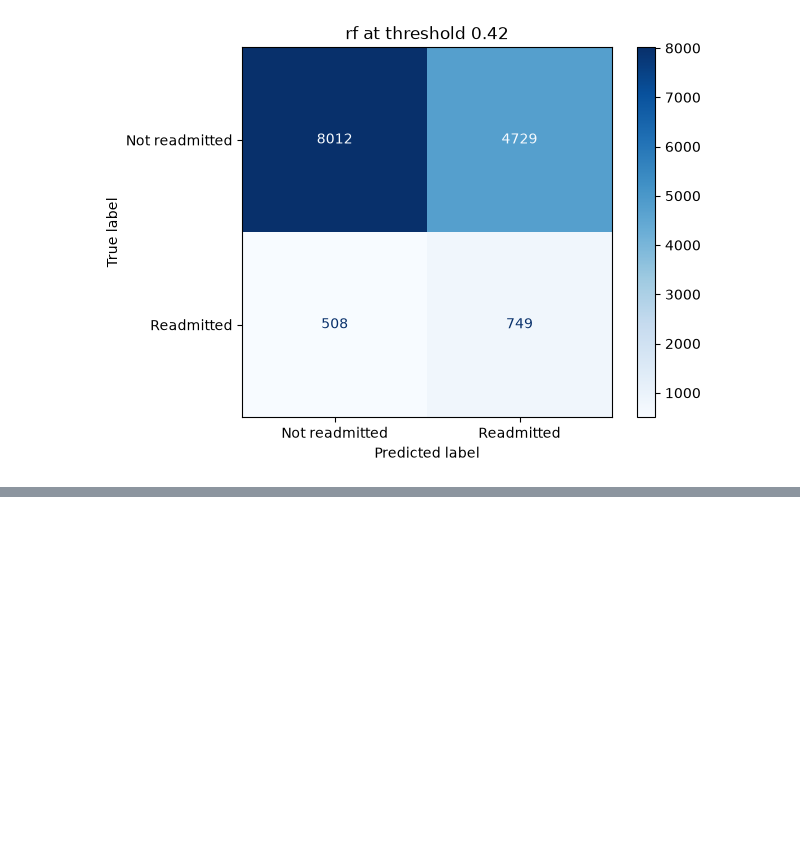
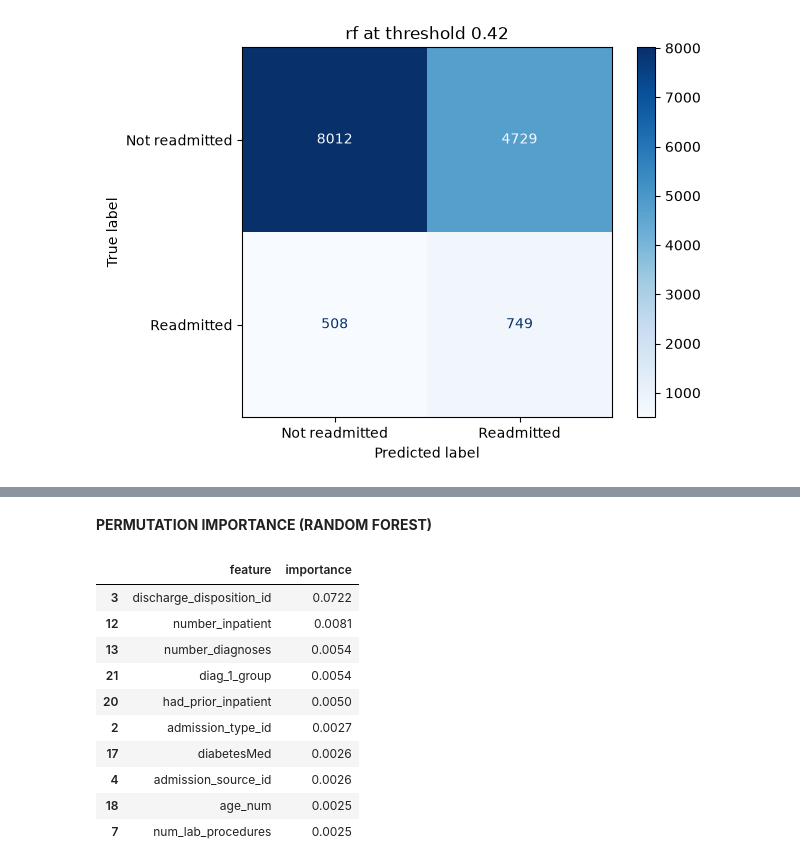
Before and after one commit to badaplin-kharlyngdoh/readmission-risk-prediction, a Jupyter notebook: notebooks/03_modeling.ipynb, the cells around one changed output, grey strips where cells are left out. Cells and saved outputs as stored; diff of their text form; code cells hidden in the pictures; blank space fills up the shorter version.

```diff
--- a/notebooks/03_modeling.ipynb
+++ b/notebooks/03_modeling.ipynb
@@ -166,0 +219,32 @@ Flagged:   39.1% of patients
+# %% [markdown]
+**PERMUTATION IMPORTANCE (RANDOM FOREST)**
+# %%
+from sklearn.inspection import permutation_importance
+
+rf = pipes["rf"]
+sample = X_test.sample(5000, random_state=42)
+y_sample = y_test.loc[sample.index]
+
+result = permutation_importance(
+    rf, sample, y_sample, scoring="roc_auc",
+    n_repeats=5, random_state=42, n_jobs=1
+)
+
+imp = pd.DataFrame({
+    "feature": X_test.columns,
+    "importance": result.importances_mean,
+}).sort_values("importance", ascending=False)
+
+imp.head(10).round(4)
+# %% [output]
+|  | feature | importance |
+| 3 | discharge_disposition_id | 0.0722 |
+| 12 | number_inpatient | 0.0081 |
+| 13 | number_diagnoses | 0.0054 |
+| 21 | diag_1_group | 0.0054 |
+| 20 | had_prior_inpatient | 0.0050 |
+| 2 | admission_type_id | 0.0027 |
+| 17 | diabetesMed | 0.0026 |
+| 4 | admission_source_id | 0.0026 |
+| 18 | age_num | 0.0025 |
+| 7 | num_lab_procedures | 0.0025 |
```
Also changed, not shown: parts of 6 cells of this notebook, 2 other files.
